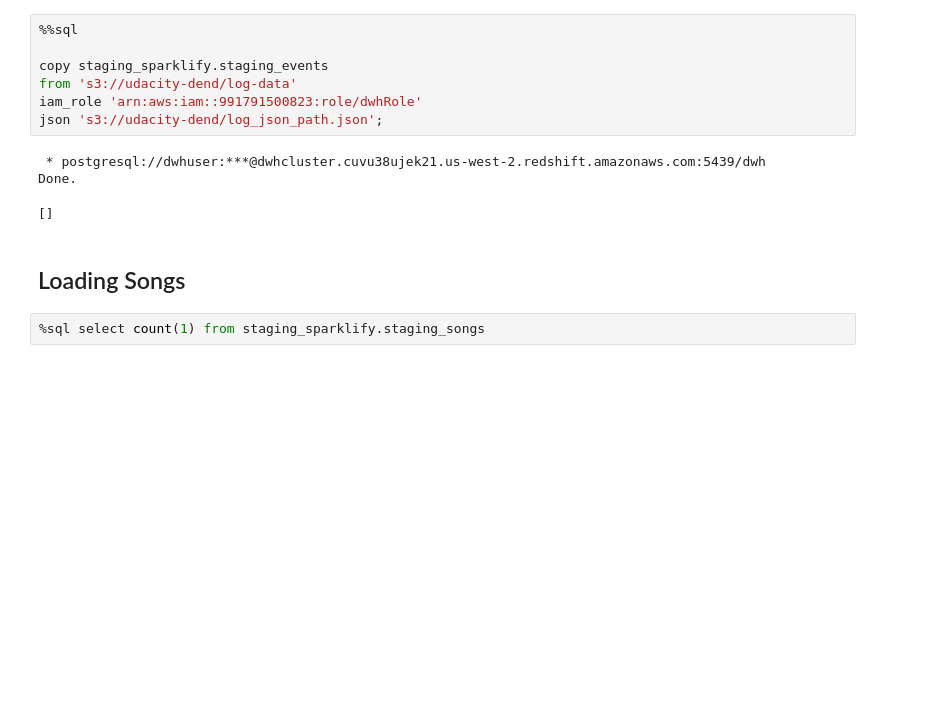
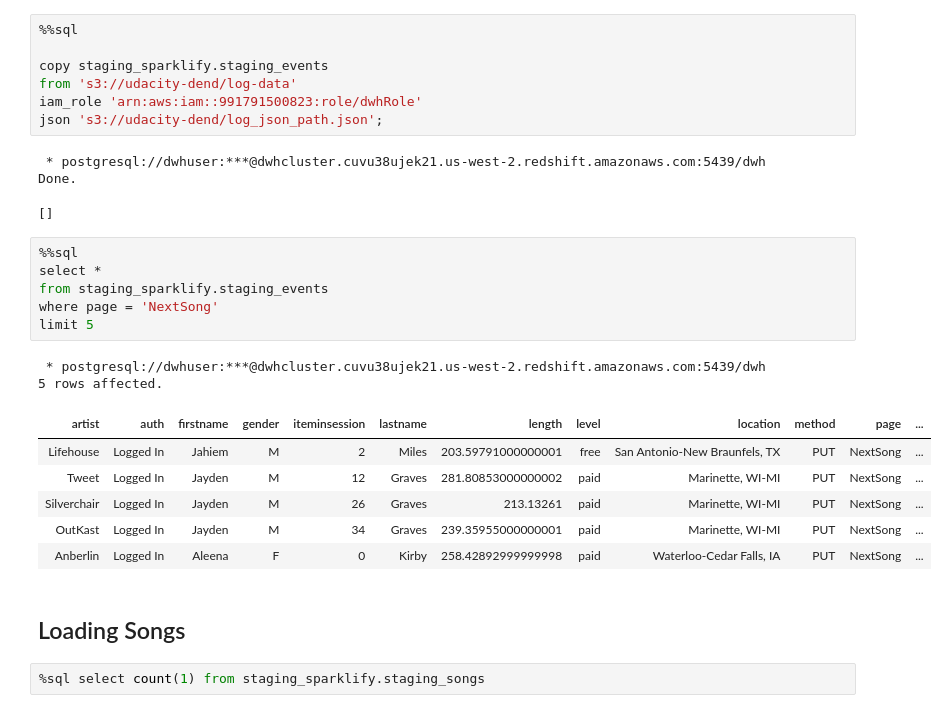
Before and after one commit to joseph-higaki/UDataEng_L03_P02_S3toRedshiftDW, a Jupyter notebook: etl_draft.ipynb, the cells around one changed output. Saved outputs shown, nothing was run; the diff lists cells and outputs as text; blank space fills up the shorter version.

```diff
--- a/etl_draft.ipynb
+++ b/etl_draft.ipynb
@@ -163,6 +164,21 @@ json 's3://udacity-dend/log_json_path.json';
  * postgresql://dwhuser:***@dwhcluster.cuvu38ujek21.us-west-2.redshift.amazonaws.com:5439/dwh
 Done.
 []
+# %%
+%%sql
+select *
+from staging_sparklify.staging_events
+where page = 'NextSong'
+limit 5
+# %% [output]
+ * postgresql://dwhuser:***@dwhcluster.cuvu38ujek21.us-west-2.redshift.amazonaws.com:5439/dwh
+5 rows affected.
+| artist | auth | firstname | gender | iteminsession | lastname | length | level | location | method | page | ... |
+| Lifehouse | Logged In | Jahiem | M | 2 | Miles | 203.59791000000001 | free | San Antonio-New Braunfels, TX | PUT | NextSong | ... |
+| Tweet | Logged In | Jayden | M | 12 | Graves | 281.80853000000002 | paid | Marinette, WI-MI | PUT | NextSong | ... |
+| Silverchair | Logged In | Jayden | M | 26 | Graves | 213.13261 | paid | Marinette, WI-MI | PUT | NextSong | ... |
+| OutKast | Logged In | Jayden | M | 34 | Graves | 239.35955000000001 | paid | Marinette, WI-MI | PUT | NextSong | ... |
+| Anberlin | Logged In | Aleena | F | 0 | Kirby | 258.42892999999998 | paid | Waterloo-Cedar Falls, IA | PUT | NextSong | ... |
 # %% [markdown]
 ## Loading Songs
 # %%
```
Also changed, not shown: parts of 16 cells of this notebook.
